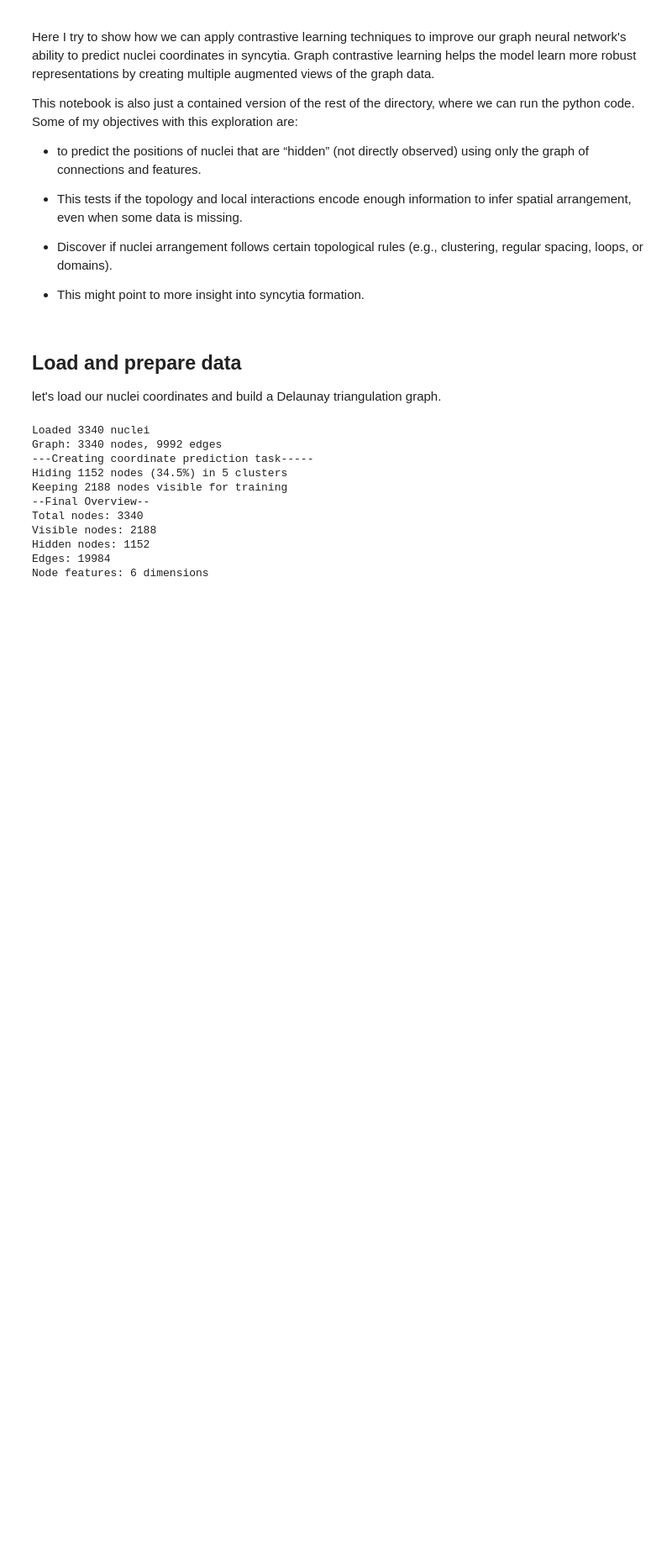
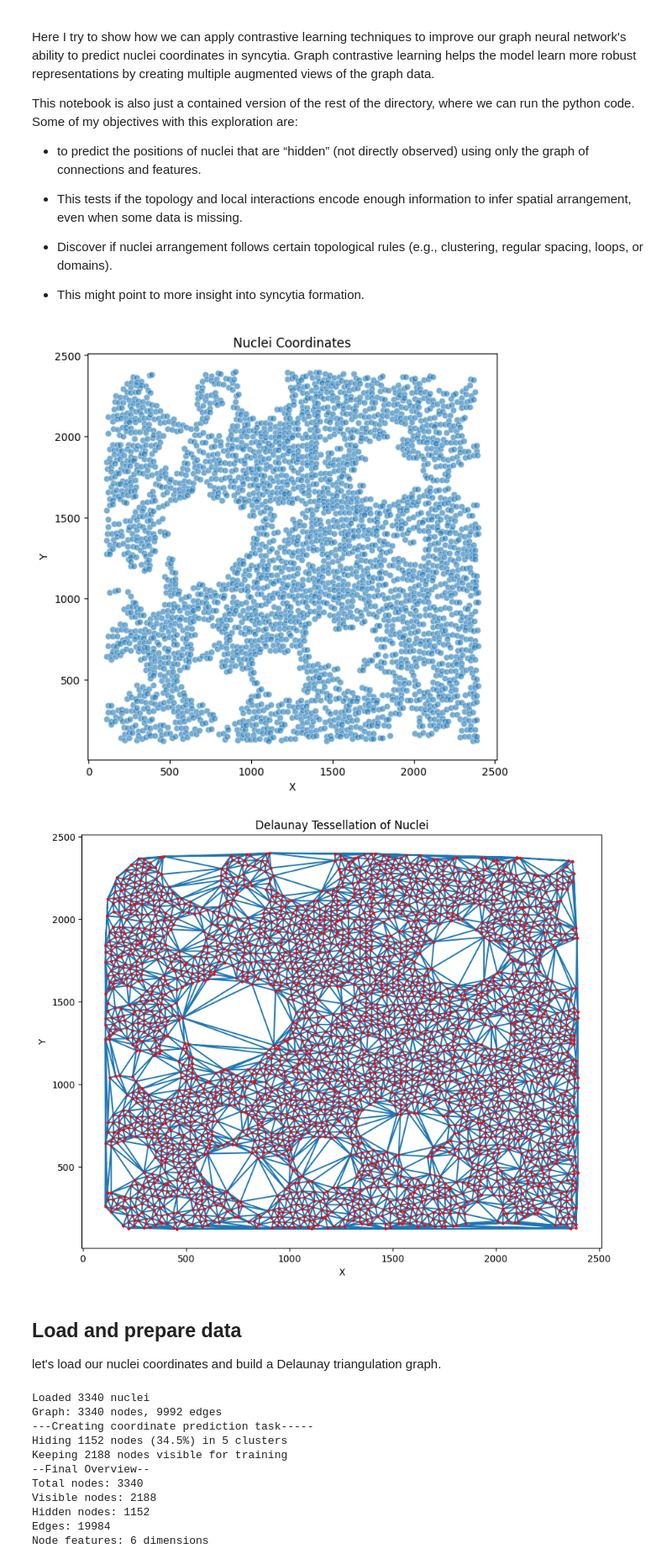
Before and after one commit to devtcu/Topological-Data-Analysis, a Jupyter notebook: Fusion/contrastive_learning/contrastive_learning.ipynb, the cells around one changed output. Shown at 84% size. Drawn from its saved outputs; the diff is of its cells as text; code cells hidden in the pictures; blank space fills up the shorter version.

```diff
--- a/Fusion/contrastive_learning/contrastive_learning.ipynb
+++ b/Fusion/contrastive_learning/contrastive_learning.ipynb
@@ -10,6 +10,40 @@ This notebook is also just a contained version of the rest of the directory, whe
 
 - Discover if nuclei arrangement follows certain topological rules (e.g., clustering, regular spacing, loops, or domains).
 - This might point to more insight into syncytia formation.
+# %%
+#assay of unfused cells
+
+import pandas as pd
+import matplotlib.pyplot as plt
+import seaborn as sns
+from scipy.spatial import Delaunay
+
+coordinates_df = pd.read_csv('../nuclei-coordinates.csv')
+
+plt.figure(figsize=(7, 7))
+sns.scatterplot(data=coordinates_df, x=coordinates_df.columns[0], y=coordinates_df.columns[1], alpha=0.6)
+plt.title('Nuclei Coordinates')
+plt.xlabel('X')
+plt.ylabel('Y')
+
+delaunay = Delaunay(coordinates_df)
+
+# Visualize the Delaunay tessellation
+
+plt.figure(figsize=(10, 8))
+plt.triplot(coordinates_df.iloc[:, 0], coordinates_df.iloc[:, 1], delaunay.simplices)
+plt.scatter(
+	coordinates_df.iloc[:, 0],
+	coordinates_df.iloc[:, 1],
+	c='r', s=5
+)
+plt.title('Delaunay Tessellation of Nuclei')
+plt.xlabel('X')
+plt.ylabel('Y')
+plt.show()
+# %% [output]
+[figure, added]
+[figure, added]
 # %%
 import sys
 import os
```
